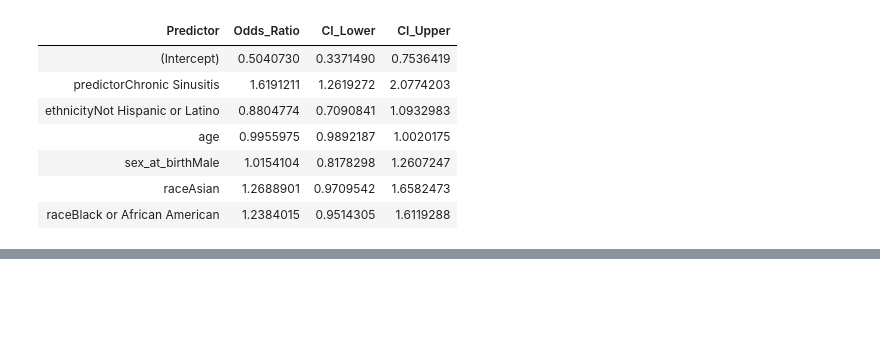
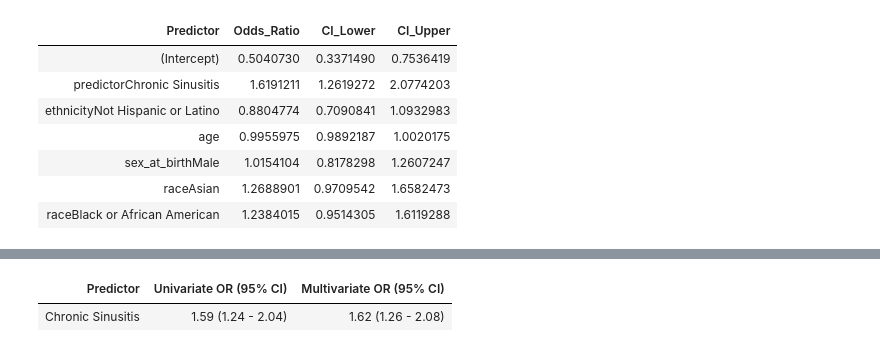
Before and after one commit to AlexisCenname/HSLSCodeTemplates, a Jupyter notebook: ConditionAssociationwExample.ipynb, the cells around one changed output, grey strips where cells are left out. Saved outputs shown, nothing was run; the diff lists cells and outputs as text; code cells hidden in the pictures; blank space fills up the shorter version.

```diff
--- a/ConditionAssociationwExample.ipynb
+++ b/ConditionAssociationwExample.ipynb
@@ -1082,0 +1096,9 @@ tibble(
+# %%
+tibble(
+  'Predictor' = condition_2_name,
+  'Univariate OR (95% CI)' = sprintf("%.2f (%.2f - %.2f)", unadj_or[2], unadj_ci[2, 1], unadj_ci[2, 2]),
+  'Multivariate OR (95% CI)' = sprintf("%.2f (%.2f - %.2f)", adj_or[2], adj_ci[2, 1], adj_ci[2, 2]),
+)
+# %% [output]
+| Predictor | Univariate OR (95% CI) | Multivariate OR (95% CI) |
+| Chronic Sinusitis | 1.59 (1.24 - 2.04) | 1.62 (1.26 - 2.08) |
```
Also changed, not shown: parts of 1 cell of this notebook.
